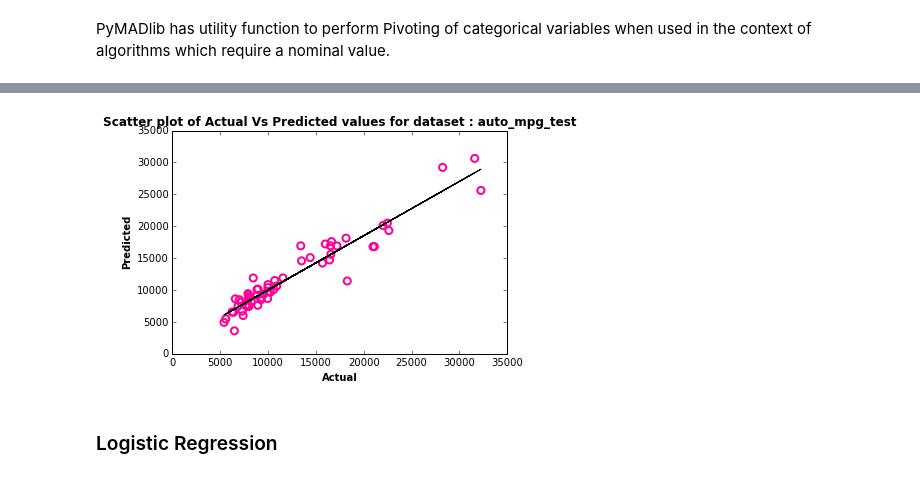
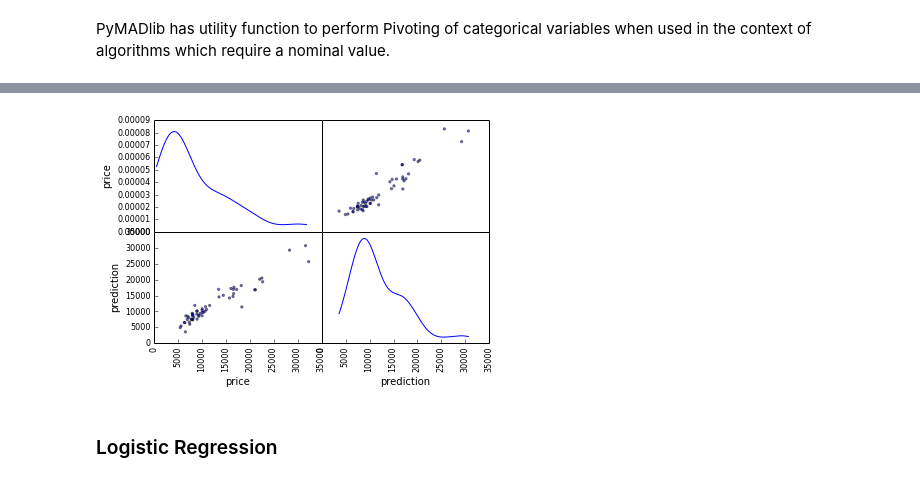
Before and after one commit to vmware-archive/pymadlib, a Jupyter notebook: pymadlib/doc/PyMADlib Tutorial.ipynb, the cells around one changed output, grey strips where cells are left out. Cells and saved outputs as stored; diff of their text form; code cells hidden in the pictures.

```diff
--- a/pymadlib/doc/PyMADlib Tutorial.ipynb
+++ b/pymadlib/doc/PyMADlib Tutorial.ipynb
@@ -18,7 +18,8 @@ from pymadlib import example
 from pymadlib.example import *
 # %%
 conn_str = '''host='{hostname}' port ='{port}' dbname='{database}' user='{username}' password='{password}' '''
-conn_str = conn_str.format(hostname='localhost',database='pivotal_test',port='5433',username='gpadmin',password='gpadmin')
+#conn_str = conn_str.format(hostname='localhost',database='pivotal_test',port='5433',username='gpadmin',password='gpadmin')
+conn_str = conn_str.format(hostname='192.168.241.161',database='pivotal_test',port='5433',username='gpadmin',password='gpadmin')
 # %%
 #PyMADlib is compatible with only MADlib v0.5, so we need to explicitly specify the MADlib schema.
 #We have installed both MADlib 1.3 and MADlib 0.5 in this VM.
@@ -45,8 +46,11 @@ print(mdl.train.__doc__)
 # %%
 #Train Model and Score
 lreg = LinearRegression(conn)
-lreg.train('public.wine_training_set',['1','alcohol','proline','hue','color_intensity','flavanoids'],'quality')
-cursor = lreg.predict('public.wine_test_set','quality')
-#Print Prediction Results
-rowset = conn.printTable(cursor,['id','quality','prediction'])
+mdl_dict, mdl_params = lreg.train('public.wine_training_set',['1','alcohol','proline','hue','color_intensity','flavanoids'],'quality')
+#Show model params
+mdl_params
+#Now do prediction
+predictions = lreg.predict('public.wine_test_set','quality')
+#Show prediction results
+predictions.head()
 # %% [output]
@@ -81,9 +74,8 @@ scatterPlot(actual,predicted, 'wine_test_set')
 PyMADlib has utility function to perform Pivoting of categorical variables when used in the context of algorithms which require a nominal value.
 # %%
 #Train Linear Regression Model on a mixture of Numeric and Categorical Variables
-lreg.train('public.auto_mpg_train',['1','height','width','length','highway_mpg','engine_size','make','fuel_type','fuel_system'],'price')
-cursor = lreg.predict('public.auto_mpg_test','price')
-
-#Show prediction results
-rowset = conn.printTable(cursor,['id','price','prediction'])
+mdl_dict, mdl_params = lreg.train('public.auto_mpg_train',['1','height','width','length','highway_mpg','engine_size','make','fuel_type','fuel_system'],'price')
+predictions = lreg.predict('public.auto_mpg_test','price')
+#Show sample predictions
+predictions.head()
 # %% [output]
@@ -107,10 +89,7 @@ r2                       |  0.950286457169
 # %%
 #Display Scatter Plot of Actual Vs Predicted Values
-cols = conn.fetchColumns(rowset,['price','prediction'])
-actual = cols['price']
-predicted = cols['prediction']
-scatterPlot(actual,predicted, 'auto_mpg_test')
+smat = scatter_matrix(predictions.get(['price','prediction']), diagonal='kde')
 # %% [output]
-[figure, old version]
+[figure, new version]
 # %% [markdown]
 ### Logistic Regression
```
Also changed, not shown: parts of 7 cells of this notebook, 2 other files.
